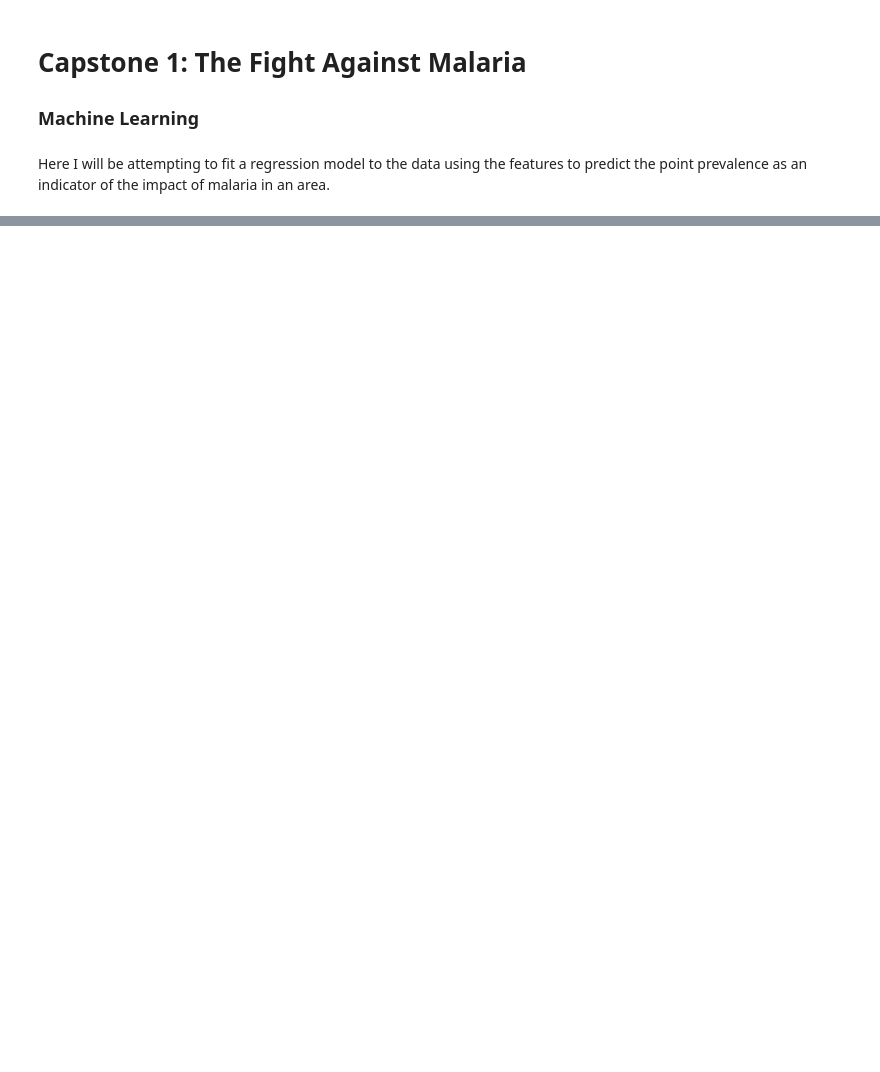
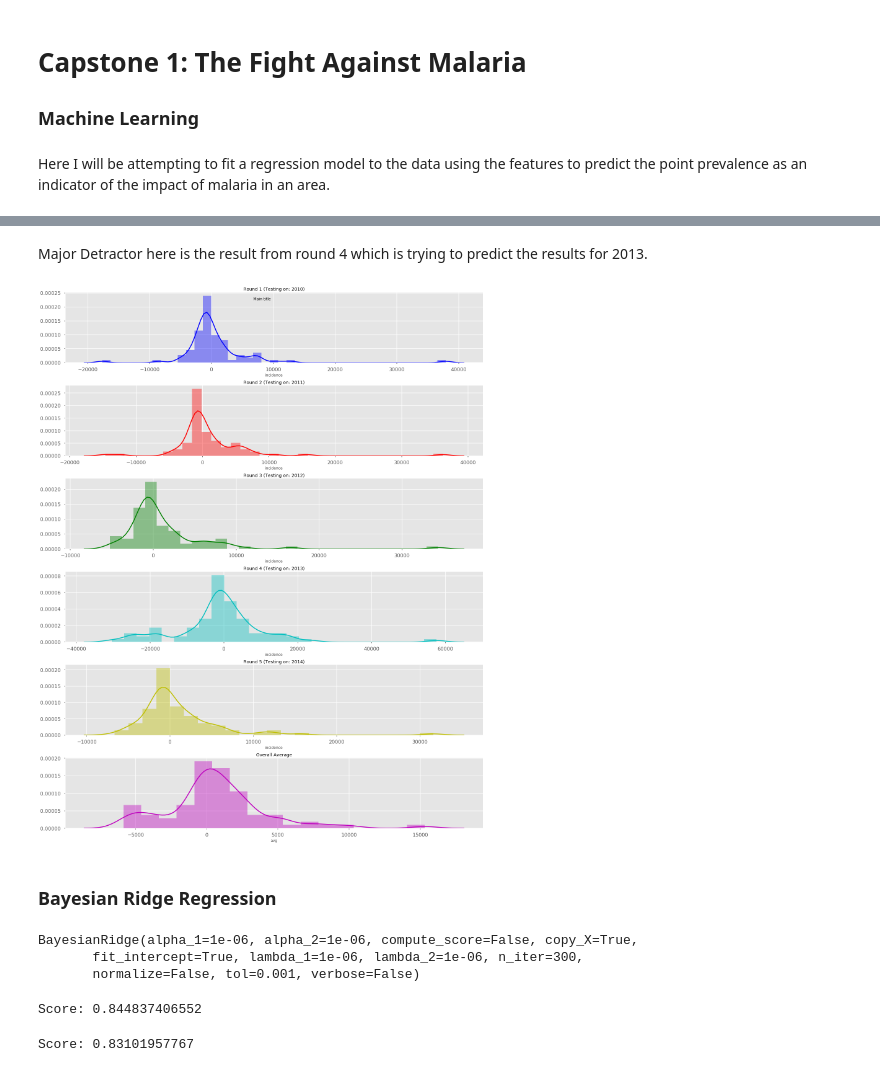
Before and after one commit to jzallen07/Springboard-Capstone-1-Tracking-Malaria, a Jupyter notebook: capstone 1 ML.ipynb, the cells around one changed output, grey strips where cells are left out. Cells and saved outputs as stored; diff of their text form; code cells hidden in the pictures; blank space fills up the shorter version.

```diff
--- a/capstone 1 ML.ipynb
+++ b/capstone 1 ML.ipynb
@@ -146,0 +242,2 @@ ValueError: x and y must have same first dimension, but have shapes (1,) and (6,
+# %% [markdown]
+Major Detractor here is the result from round 4 which is trying to predict the results for 2013.
@@ -146,0 +246,60 @@ ValueError: x and y must have same first dimension, but have shapes (1,) and (6,
+# %%
+delta_reg_1 = y_pred_1 - y_test_1
+delta_reg_2 = y_pred_2 - y_test_2
+delta_reg_3 = y_pred_3 - y_test_3
+delta_reg_4 = y_pred_4 - y_test_4
+delta_reg_5 = y_pred_5 - y_test_5
+# %%
+delta_reg_1 = delta_reg_1.reset_index(drop=True)
+delta_reg_2 = delta_reg_2.reset_index(drop=True)
+delta_reg_3 = delta_reg_3.reset_index(drop=True)
+delta_reg_4 = delta_reg_4.reset_index(drop=True)
+delta_reg_5 = delta_reg_5.reset_index(drop=True)
+# %%
+delta_all = pd.DataFrame({'round_1' : delta_reg_1,
+                          'round_2' : delta_reg_2,
+                          'round_3' : delta_reg_3,
+                          'round_4' : delta_reg_4,
+                          'round_5' : delta_reg_5})
+
+delta_all['avg'] = delta_all.mean(axis=1)
+# %%
+fig,(ax1,ax2,ax3,ax4,ax5,ax6) = plt.subplots(nrows=6, ncols=1,figsize=(20,25))
+
+plt.suptitle('Main title', verticalalignment='top', horizontalalignment='center')
+sns.distplot(delta_reg_1, ax=ax1, color="b")
+ax1.set_title("Round 1 (Testing on: 2010)")
+
+sns.distplot(delta_reg_2, ax=ax2, color="r")
+ax2.set_title("Round 2 (Testing on: 2011)")
+
+sns.distplot(delta_reg_3, ax=ax3, color="g")
+ax3.set_title("Round 3 (Testing on: 2012)")
+
+sns.distplot(delta_reg_4, ax=ax4, color="c")
+ax4.set_title("Round 4 (Testing on: 2013)")
+
+sns.distplot(delta_reg_5, ax=ax5, color="y")
+ax5.set_title("Round 5 (Testing on: 2014)")
+
+sns.distplot(delta_all['avg'], ax=ax6, color="m")
+ax6.set_title("Overall Average")
+
+for ax in (ax1,ax2,ax3,ax4,ax5,ax6):
+    sns.despine(ax=ax)
+
+fig.tight_layout(pad=0.4, w_pad=0.5, h_pad=1.0)
+# %% [output]
+[figure, added]
+# %% [markdown]
+### Bayesian Ridge Regression
+# %%
+from sklearn.linear_model import BayesianRidge
+bays = BayesianRidge()
+
+# Round 1
+bays.fit(X_train_1, y_train_1)
+# %% [output]
+BayesianRidge(alpha_1=1e-06, alpha_2=1e-06, compute_score=False, copy_X=True,
+       fit_intercept=True, lambda_1=1e-06, lambda_2=1e-06, n_iter=300,
+       normalize=False, tol=0.001, verbose=False)
@@ -146,0 +308,14 @@ ValueError: x and y must have same first dimension, but have shapes (1,) and (6,
+# %%
+# Round 1 score
+bayes_score_1 = bays.score(X_test_1, y_test_1)
+print('Score:', bayes_score_1)
+# %% [output]
+Score: 0.844837406552
+# %%
+# Round 2
+bays.fit(X_train_2, y_train_2)
+y_bayes_2 = bays.predict(X_test_2)
+bayes_score_2 = bays.score(X_test_2, y_test_2)
+print('Score:', bayes_score_2)
+# %% [output]
+Score: 0.83101957767
```
Also changed, not shown: parts of 90 cells of this notebook, 8 other files.
